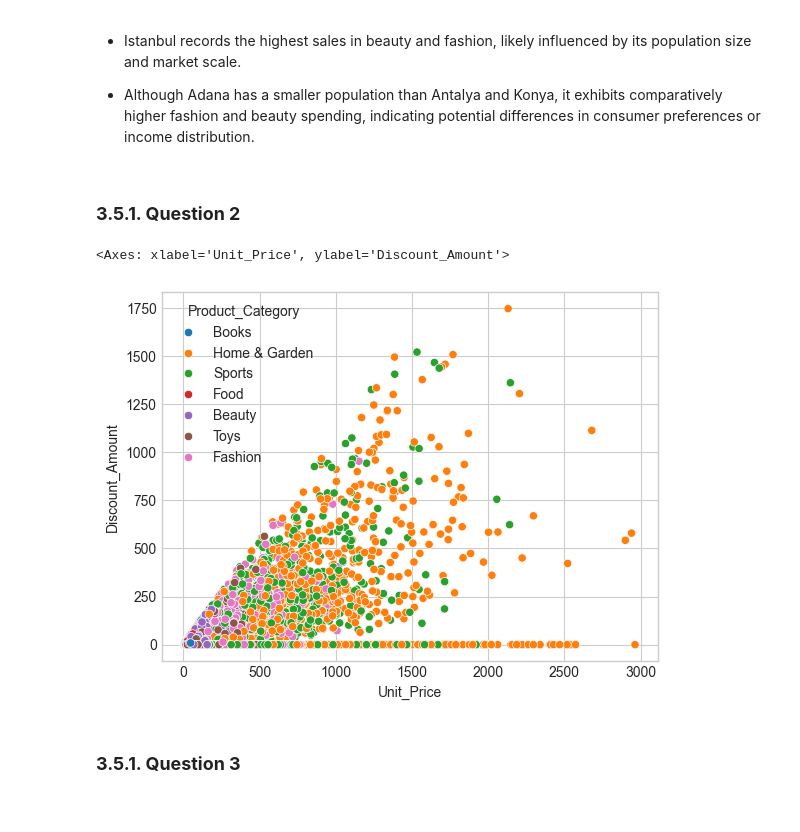
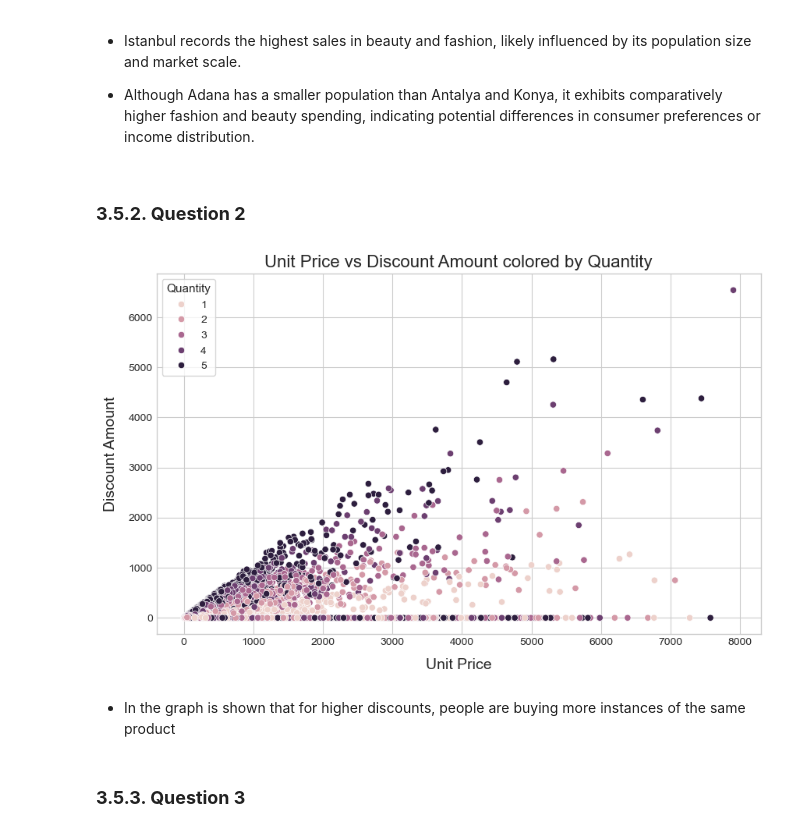
Before and after one commit to danielcamacho9712/EDA_E-Commerce_Project, a Jupyter notebook: eda_project.ipynb, the cells around one changed output. Saved outputs shown, nothing was run; the diff lists cells and outputs as text; code cells hidden in the pictures.

```diff
--- a/eda_project.ipynb
+++ b/eda_project.ipynb
@@ -335,14 +317,27 @@ plt.show()
 
 - Although Adana has a smaller population than Antalya and Konya, it exhibits comparatively higher fashion and beauty spending, indicating potential differences in consumer preferences or income distribution.
 # %% [markdown]
-### **3.5.1. Question 2**
+### **3.5.2. Question 2**
 # %%
-sns.scatterplot(data=data_sales[data_sales['Product_Category'] != 'Electronics'], x='Unit_Price', y='Discount_Amount', hue='Product_Category')
+plt.figure(figsize=(10, 6))
+
+ax = sns.scatterplot(data=data_sales,
+                     x='Unit_Price',
+                     y='Discount_Amount',
+                     hue='Quantity')
+
+ax.set_title('Unit Price vs Discount Amount colored by Quantity', fontsize=16)
+ax.set_xlabel('Unit Price', fontsize=14, labelpad=10)
+ax.set_ylabel('Discount Amount', fontsize=14, labelpad=10)
+ax.legend(title='Quantity', title_fontsize=11, frameon=True)
+
+plt.show()
 # %% [output]
-<Axes: xlabel='Unit_Price', ylabel='Discount_Amount'>
-[figure, old version]
+[figure, new version]
+# %% [markdown]
+- In the graph is shown that for higher discounts, people are buying more instances of the same product
 # %% [markdown]
-### **3.5.1. Question 3**
+### **3.5.3. Question 3**
 # %%
 # Creating Age_Group column
 data_sales['Age_Group'] = data_sales['Age'].apply(lambda x: 'Young Adults' if x < 30 else ('Adults' if x < 60 else 'Senior'))
```
Also changed, not shown: parts of 17 cells of this notebook.
